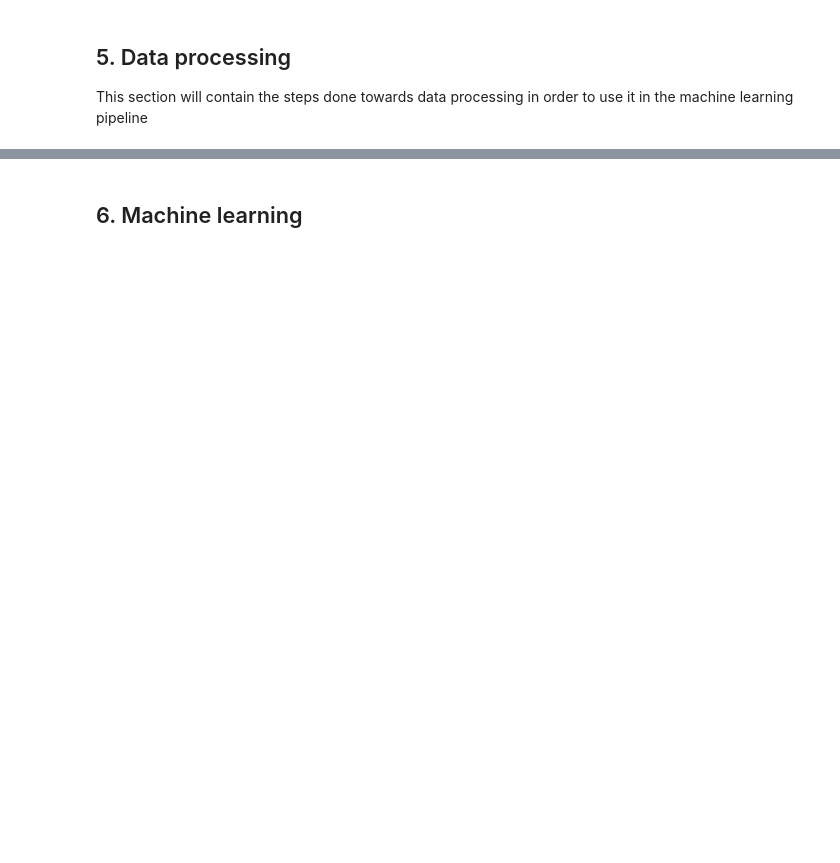
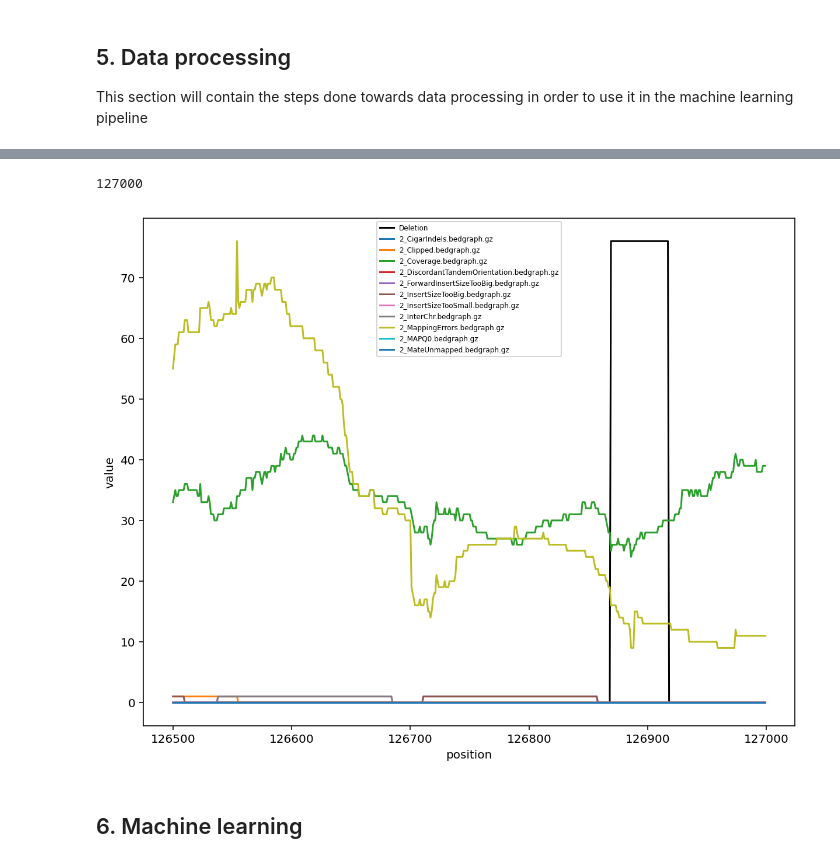
Before and after one commit to Gorzen/Genome-Center-Project, a Jupyter notebook: roadmap.ipynb, the cells around one changed output, grey strips where cells are left out. Drawn from its saved outputs; the diff is of its cells as text; code cells hidden in the pictures; blank space fills up the shorter version.

Commit message:
Add MultiSignal and VCFSignal to generate data, plot little example

```diff
--- a/roadmap.ipynb
+++ b/roadmap.ipynb
@@ -99,4 +108,4 @@ from pybedtools import BedTool
 metadata_size = 3 # Number of metadata lines in bedgraph
 
 chunk_size = 10000 # Number of lines read on bedgraph per iter
-batch_size = 5000 # Number of values returned by SignalExtractor when asked for a batch
+batch_size = 500 # Number of values returned by SignalExtractor when asked for a batch
@@ -179,0 +274,24 @@ KeyboardInterrupt:
+# %%
+signals = [
+    VCFSignalExtractor('NA12878.sorted.chr2.vcf'),
+    '2_CigarIndels.bedgraph.gz',
+    '2_Clipped.bedgraph.gz',
+    '2_Coverage.bedgraph.gz',
+    '2_DiscordantTandemOrientation.bedgraph.gz',
+    '2_ForwardInsertSizeTooBig.bedgraph.gz',
+    '2_InsertSizeTooBig.bedgraph.gz',
+    '2_InsertSizeTooSmall.bedgraph.gz',
+    '2_InterChr.bedgraph.gz',
+    '2_MappingErrors.bedgraph.gz',
+    '2_MAPQ0.bedgraph.gz',
+    '2_MateUnmapped.bedgraph.gz'
+]
+
+signal_extractor = MultiSignalExtractors(signals)
+# %%
+%%time
+
+batch = np.zeros((len(signals), batch_size))
+
+while np.sum(batch[0, :]) == 0: # Iterate until we have a deletion
+    batch = signal_extractor.get_next_batch()
@@ -180,2 +301,25 @@ KeyboardInterrupt:
+# %%
+# Went until position 127000 to find first deletion, which is correct for VCF file and batch size 500
+signals[0].last_returned_pos
+# %% [output]
+127000
+# %%
+plt.figure(figsize=(10, 8), dpi=144)
+
+x = np.arange(-batch_size, 0) + signals[0].last_returned_pos
+
+plt.plot(x, batch[0]*np.max(batch), label='Deletion', color='black')
+
+
+for i, signal in enumerate(batch[1:]):
+    name = signals[i+1]
+    plt.plot(x, signal, label=name)
+
+plt.xlabel('position')
+plt.ylabel('value')
+plt.legend(fontsize=6)
+plt.show()
+# %% [output]
+[figure, added]
 # %% [markdown]
 ## 6. Machine learning
```
Also changed, not shown: parts of 13 cells of this notebook.
